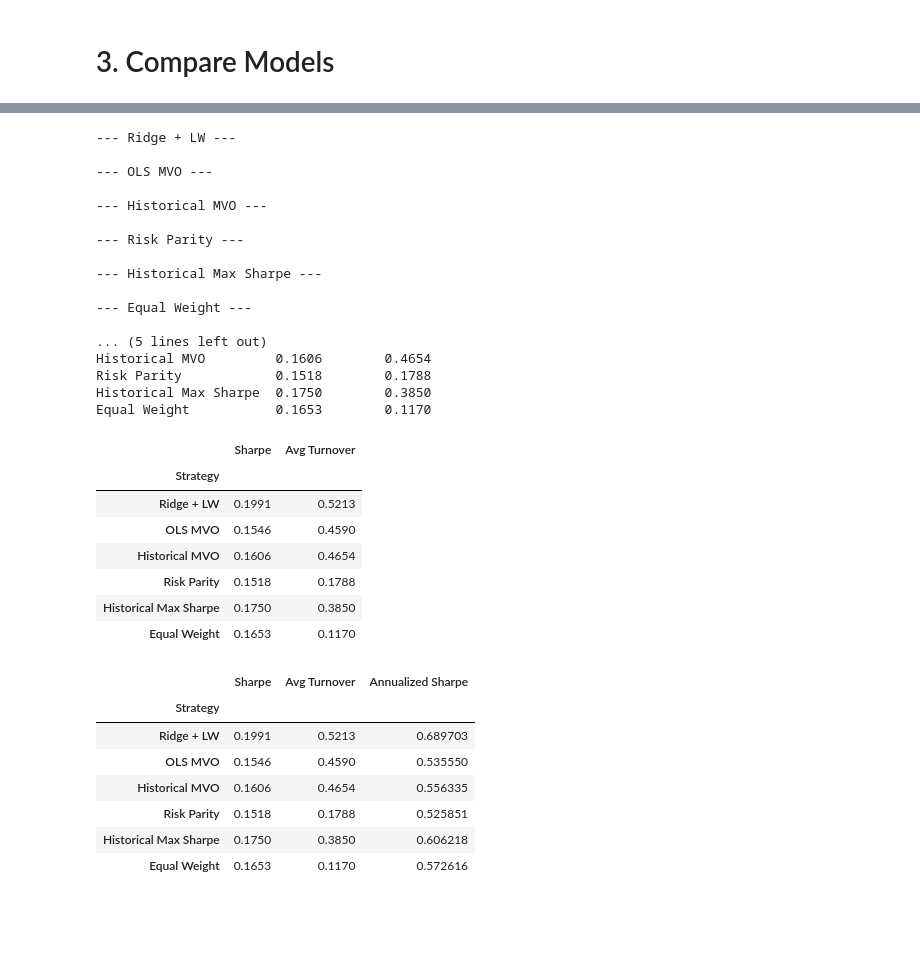
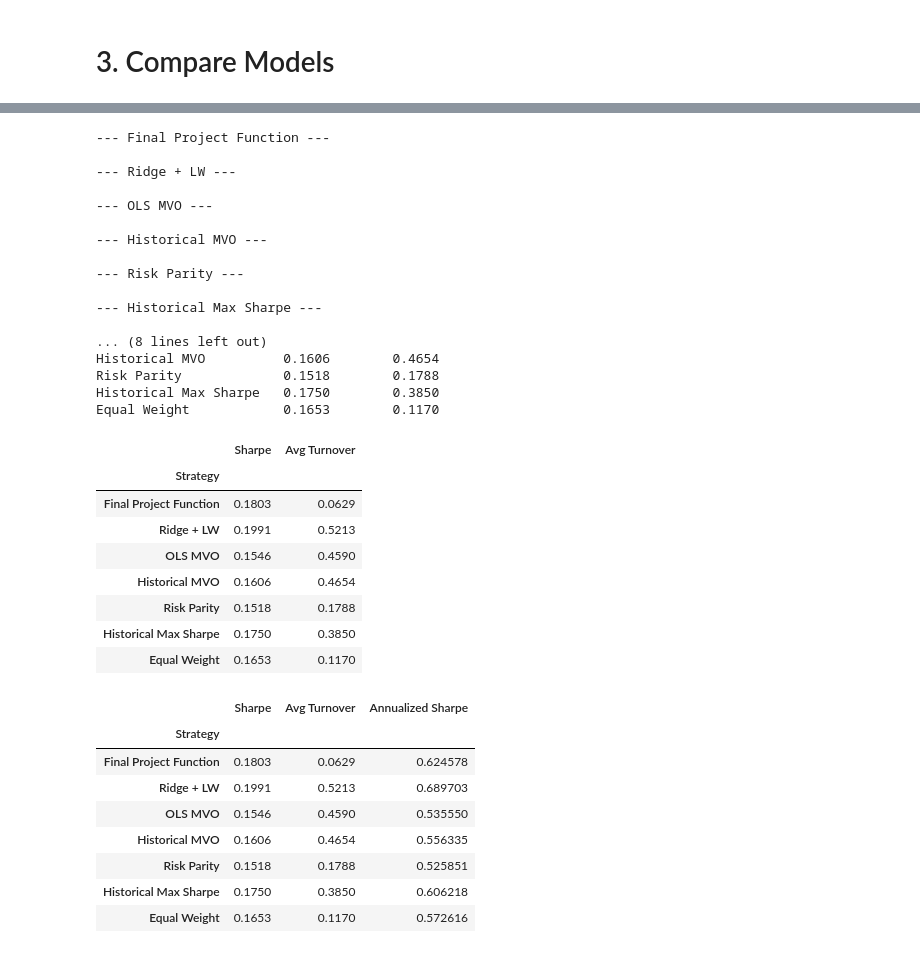
Before and after one commit to alexkhadr/Algo-Trading, a Jupyter notebook: MMF1921_Project_Model_Comparison.ipynb, the cells around one changed output, grey strips where cells are left out. Drawn from its saved outputs; the diff is of its cells as text; code cells hidden in the pictures; blank space fills up the shorter version.

```diff
--- a/MMF1921_Project_Model_Comparison.ipynb
+++ b/MMF1921_Project_Model_Comparison.ipynb
@@ -153,6 +154,11 @@ best_models
 # 6. Build final comparison table using best parameters
 
 strategies_to_compare = {
+    "Final Project Function": (
+        "project_function",
+        {}
+    ),
+
     "Ridge + LW": (
         "ridge_lw",
         best_models["ridge_lw"]["params"]
@@ -176,41 +182,44 @@ strategies_to_compare = {
     "Historical Max Sharpe": (
         "historical_max_sharpe",
         best_models["historical_max_sharpe"]["params"]
     ),
 
     "Equal Weight": (
         "equal_weight",
         {}
     ),
 }
 
 comparison_results = compare_strategies(
     adjClose,
     factorRet,
-    strategies=strategies_to_compare
+    strategies_to_compare,
+    init_window=60,
+    rebal_freq=6
 )
 
 comparison_results
 # %% [output]
+--- Final Project Function ---
+
 --- Ridge + LW ---
 
 --- OLS MVO ---
 
 --- Historical MVO ---
 
 --- Risk Parity ---
 
 --- Historical Max Sharpe ---
 
---- Equal Weight ---
-
-... (5 lines left out)
-Historical MVO         0.1606        0.4654
-Risk Parity            0.1518        0.1788
-Historical Max Sharpe  0.1750        0.3850
-Equal Weight           0.1653        0.1170
+... (8 lines left out)
+Historical MVO          0.1606        0.4654
+Risk Parity             0.1518        0.1788
+Historical Max Sharpe   0.1750        0.3850
+Equal Weight            0.1653        0.1170
 |  | Sharpe | Avg Turnover |
 | Strategy |  |  |
+| Final Project Function | 0.1803 | 0.0629 |
 | Ridge + LW | 0.1991 | 0.5213 |
 | OLS MVO | 0.1546 | 0.4590 |
 | Historical MVO | 0.1606 | 0.4654 |
@@ -226,6 +235,7 @@ comparison_results
 # %% [output]
 |  | Sharpe | Avg Turnover | Annualized Sharpe |
 | Strategy |  |  |  |
+| Final Project Function | 0.1803 | 0.0629 | 0.624578 |
 | Ridge + LW | 0.1991 | 0.5213 | 0.689703 |
 | OLS MVO | 0.1546 | 0.4590 | 0.535550 |
 | Historical MVO | 0.1606 | 0.4654 | 0.556335 |
```
Also changed, not shown: parts of 6 cells of this notebook.
